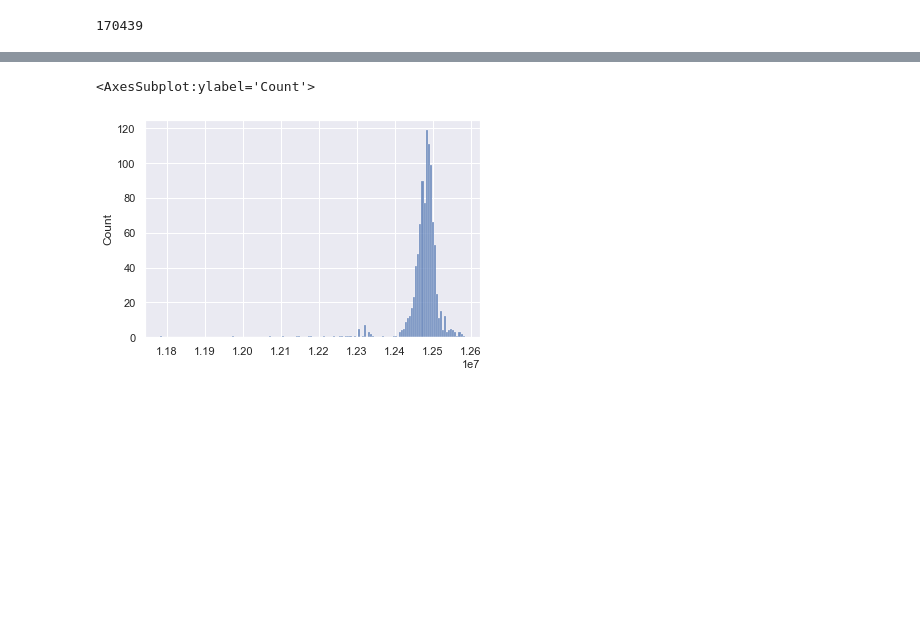
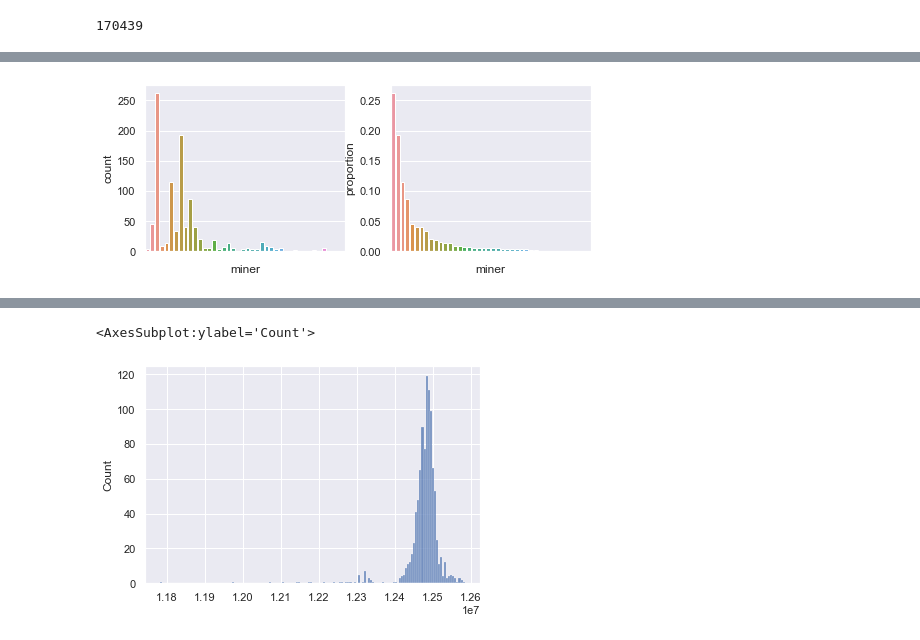
Before and after one commit to girishji/EthDatabase, a Jupyter notebook: EthDb.ipynb, the cells around one changed output, grey strips where cells are left out. Drawn from its saved outputs; the diff is of its cells as text; code cells hidden in the pictures; blank space fills up the shorter version.

```diff
--- a/EthDb.ipynb
+++ b/EthDb.ipynb
@@ -71,10 +122,11 @@ class Database:
     def __init__(self):
         """Create and populate the database if one does not exist."""
         create_db = False
+        # check 1) if database file is missing (open file read only)
+        #       2) if database is empty (no tables)
         try:
             self.conn = sq3.connect('file:' + self.Db_File + '?mode=ro',
                  uri=True) # read-only
-            # check if database is empty (no tables)
             c = self.conn.cursor()
             t = c.execute('SELECT * FROM sqlite_master WHERE type=?',
                         ('table',))
@@ -82,6 +134,7 @@ class Database:
                 create_db = True
         except sq3.OperationalError:
             create_db = True
+
         if create_db:
             # create the database
             self.conn = sq3.connect(self.Db_File)
@@ -96,8 +149,8 @@ class Database:
         return(self.conn.cursor())
 
     def _create_db(self):
+        """Check if tables exist; If not, create tables, index, and populate"""
         c = self.conn.cursor()
-        # check if tables exist; if not, create tables and index
         t = c.execute('SELECT * FROM sqlite_master WHERE type=?',
                         ('table',))
         if t.fetchone() is None:
@@ -155,7 +208,8 @@ class Database:
         c.execute("CREATE INDEX Idx1 ON Tx(blockNumber);")
 
     def _blockTuple(self, bl):
-        """Return a tuple of dictionary values"""
+        """Return a tuple of block attributes from AttributeDict
+        dictionary object"""
         tup = (
                 bl.number,
                 bl.extraData.hex(),
@@ -179,6 +233,8 @@ class Database:
         return(tup)
 
     def _txTuple(self, t):
+        """Return a tuple of transaction attributes from AttributeDict
+        dictionary object"""
         tup = (
                 t.hash.hex(),
                 t.blockHash.hex(),
@@ -198,6 +254,7 @@ class Database:
         return(tup)
 
     def _populate_db(self):
+        """Download blocks and insert them into the database"""
         c = self.conn.cursor()
         for bl in EthernetNode.blocks(self.Block_Count):
             c.execute(
@@ -259,0 +323,18 @@ wei_per_eth = 1000000000000000000
+# %%
+miners = db.cursor().execute('SELECT miner FROM Block').fetchall()
+miners = [item[0] for item in miners]
+df = pd.DataFrame({'miner': miners})
+
+fig, ax = plt.subplots(1,2, figsize=(7,3))
+fig.tight_layout()
+sns.countplot(df['miner'], ax=ax[0]).set(xticklabels=[], xlabel='miner')
+(df['miner']
+    .value_counts(normalize=True)
+    .sort_values(ascending=False)
+    .reset_index(name='proportion')
+    .pipe((sns.barplot, 'data'), ax=ax[1], x = 'index', y = 'proportion')
+    .set(xticklabels=[], xlabel='miner')
+ );
+fig.show()
+# %% [output]
+[figure, added]
```
Also changed, not shown: parts of 26 cells of this notebook.
